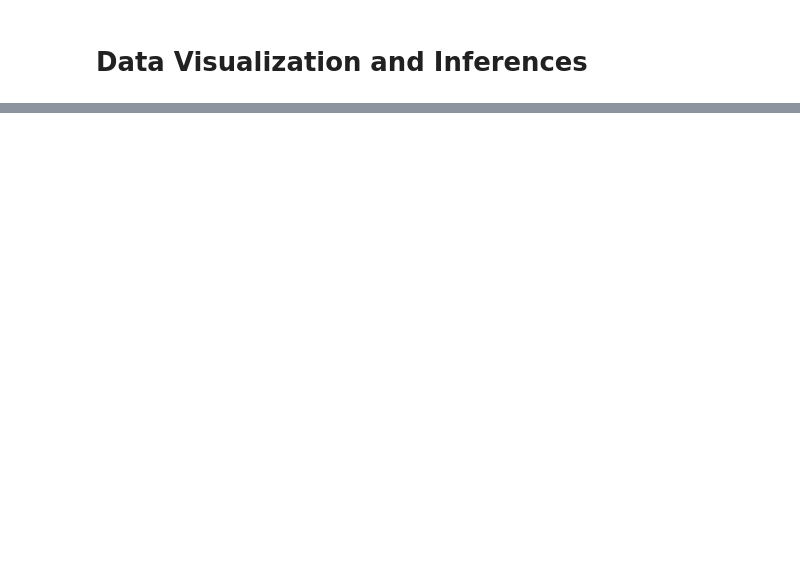
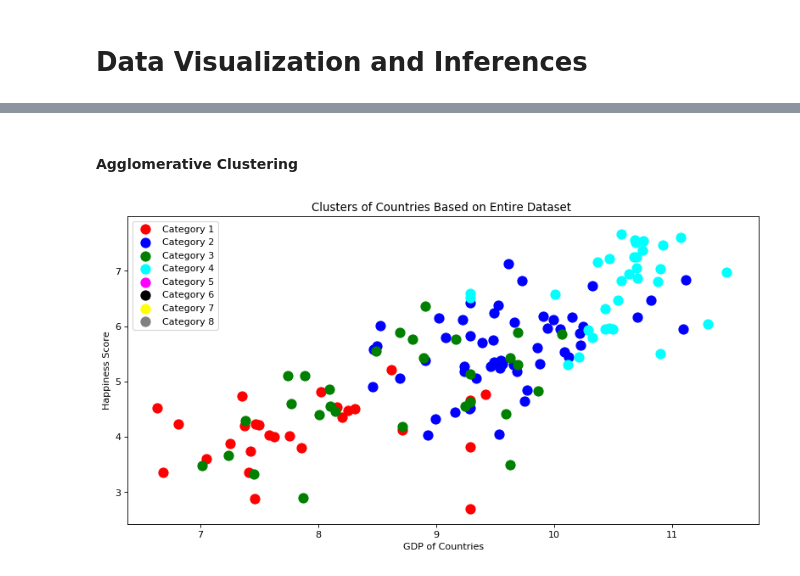
Before and after one commit to ashishgupta1350/Econometrics-Project, a Jupyter notebook: Happiness Analysis/Econometric Analysis-With-Delhi-Happiness-Data.ipynb, the cells around one changed output, grey strips where cells are left out. Drawn from its saved outputs; the diff is of its cells as text; code cells hidden in the pictures; blank space fills up the shorter version.

```diff
--- a/Happiness Analysis/Econometric Analysis-With-Delhi-Happiness-Data.ipynb
+++ b/Happiness Analysis/Econometric Analysis-With-Delhi-Happiness-Data.ipynb
@@ -404,0 +451,30 @@ Correlation between data is :  -0.8454841946217829
+# %% [markdown]
+#### Agglomerative Clustering
+# %%
+from sklearn.cluster import AgglomerativeClustering as AC
+hc=AC(n_clusters=4,linkage="ward")
+y_pred=hc.fit_predict(X2)
+# %%
+# lets visualize the data
+from matplotlib.pyplot import figure
+figure(num=None, figsize=(6*2, 3*2), dpi=80, facecolor='w', edgecolor='k')
+plt.scatter(X[y_pred == 0 , 0],Y2[y_pred==0],s=100,c='red',label="Category 1")
+plt.scatter(X[y_pred == 1 , 0],Y2[y_pred==1],s=100,c='blue',label="Category 2")
+plt.scatter(X[y_pred == 2 , 0],Y2[y_pred==2],s=100,c='green',label="Category 3")
+plt.scatter(X[y_pred == 3 , 0],Y2[y_pred==3],s=100,c='cyan',label="Category 4")
+plt.scatter(X[y_pred == 4 , 0],Y2[y_pred==4],s=100,c='magenta',label="Category 5")
+plt.scatter(X[y_pred == 5 , 0],Y2[y_pred==5],s=100,c='black',label="Category 6")
+plt.scatter(X[y_pred == 6 , 0],Y2[y_pred==6],s=100,c='yellow',label="Category 7")
+plt.scatter(X[y_pred == 7 , 0],Y2[y_pred==7],s=100,c='gray',label="Category 8")
+
+
+# plt.scatter(hc.cluster_centers_[:,0],kmeans.cluster_centers_[:,1],s=300,c="yellow",label="Centroids")
+# plt.fig
+plt.title('Clusters of Countries Based on Entire Dataset ')
+plt.xlabel("GDP of Countries")
+plt.ylabel('Happiness Score')
+plt.legend()
+plt.show()
+# plt.xlabel
+# %% [output]
+[figure, added]
```
Also changed, not shown: parts of 21 cells of this notebook.
